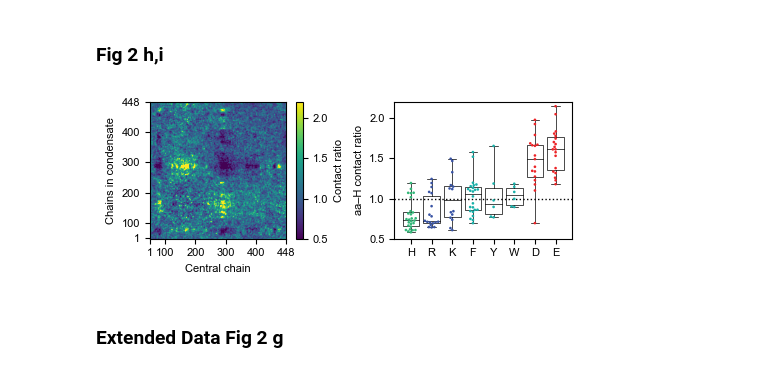
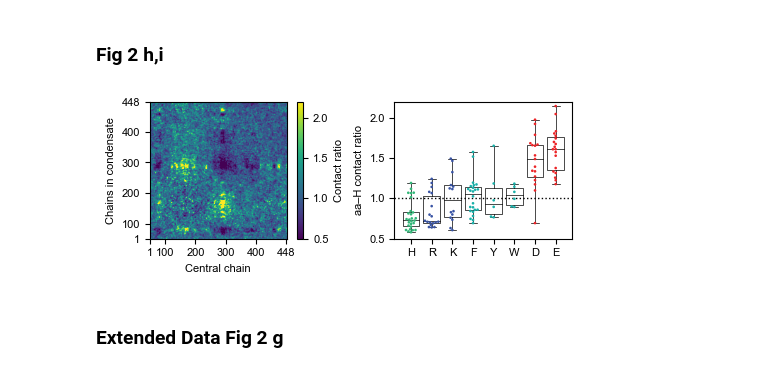
Before and after one commit to KULL-Centre/_2023_Garcia-Cabau_CPEB4, a Jupyter notebook: analyses.ipynb, the cells around one changed output. Drawn from its saved outputs; the diff is of its cells as text; code cells hidden in the pictures.

```diff
--- a/analyses.ipynb
+++ b/analyses.ipynb
@@ -51,8 +51,8 @@ def calcProfiles(name,protein,temp=293,L=25,nskip=200):
         res1 = least_squares(residuals, x0=p0, args=[z1, h1], bounds=([0]*4,[100]*4))
         res2 = least_squares(residuals, x0=p0, args=[z2, h2], bounds=([0]*4,[100]*4))
 
-        cutoffs1 = [res1.x[2]-.5*res1.x[3],-res2.x[2]+.5*res2.x[3]]
-        cutoffs2 = [res1.x[2]+6*res1.x[3],-res2.x[2]-6*res2.x[3]]
+        cutoffs1 = [res1.x[2]-res1.x[3],-res2.x[2]+res2.x[3]]
+        cutoffs2 = [res1.x[2]+8*res1.x[3],-res2.x[2]-8*res2.x[3]]
 
         bool1 = np.logical_and(z<cutoffs1[0],z>cutoffs1[1])
         bool2 = np.logical_or(z>cutoffs2[0],z<cutoffs2[1])
@@ -74,7 +74,7 @@ def calcProfiles(name,protein,temp=293,L=25,nskip=200):
 def plotMap(ax,mat,vmin,vmax,xlabel,ylabel,cmap=plt.cm.bwr,
             ori='vertical',
             cbar=True,cbarlabel='$U_E$ (pH 6) - $U_E$ (pH 8)  /  J mol$^{-1}$'):
-    im = ax.imshow(mat,extent=[0, mat.shape[1],0, mat.shape[0]],
+    im = ax.imshow(mat.T,extent=[0, mat.shape[1],0, mat.shape[0]],
                  cmap=cmap,
                  origin='lower',alpha=1,
                  vmin=vmin,vmax=vmax)
@@ -194,14 +188,14 @@ plotMap(ax1,ratio,.5,2.2,xlabel='Central chain',
     ylabel='Chains in condensate',cmap=plt.cm.viridis,
         ori='vertical',cbar=True,cbarlabel='Contact ratio')
 
-ax1.set_yticks([1]+list(range(50,410,100))+[448],
+ax1.set_yticks([0.5]+list(np.arange(49.5,409.5,100))+[447.5],
                    ['{:d}'.format(int(i)) for i in [1]+list(range(100,410,100))+[448]])
-ax1.set_xticks([1]+list(range(50,410,100))+[448],
+ax1.set_xticks([0.5]+list(np.arange(49.5,409.5,100))+[447.5],
                    ['{:d}'.format(int(i)) for i in [1]+list(range(100,410,100))+[448]])
 
 ####################################
 
-ylorbr = mpl.cm.get_cmap('viridis')
+ylorbr = mpl.colormaps['viridis']
 colors = ylorbr(np.arange(0,.9,.1))
 colors = ['#33B779','#3954A4','#3954A4','#19B0A9','#19B0A9','#19B0A9','#EC2427','#EC2427']
 
@@ -212,34 +206,34 @@ for res_pos,res in zip([H_pos,R_pos,K_pos,F_pos,Y_pos,W_pos,D_pos,E_pos],
     ene_8 = calc_X_Y_mat('CPEB4',res_pos,H_pos)
     ene_6 = calc_X_Y_mat('CPEB4pH6',res_pos,H_pos)
     du = (ene_6/ene_8).mean(axis=1).values.flatten()
     energies = np.append(energies,du.tolist())
     residues = np.append(residues,[res]*du.size)
 H_ene = pd.DataFrame({'residues':residues,'energies':energies})
 
 boxprops = dict(linestyle='-', linewidth=.01, color='w')
 
 sns.swarmplot(ax=ax2,data=H_ene,x='residues',y='energies',hue='residues',
               size=2,legend=False,s=1.9,palette=colors)
 PROPS = {
     'boxprops':{'facecolor':'none', 'edgecolor':'k'},
     'medianprops':{'color':'k'},
     'whiskerprops':{'color':'k'},
     'capprops':{'color':'k'}
 }
 sns.boxplot(ax=ax2,data=H_ene,x='residues',y='energies',color='w',
             whis=(0, 100),linewidth=.5,**PROPS)
 
 ax2.set_ylabel('aa–H contact ratio')
 ax2.set_xlabel('')
 ax2.hlines(1,-.8,7.8,ls=':',color='k',lw=1)
 ax2.set_xlim(-.8,7.8)
 ax2.set_ylim(.5,2.2)
 
 plt.tight_layout(w_pad=0)
 plt.savefig('figures/fig2_hi.svg')
 plt.show()
 # %% [output]
-[figure, old version]
+[figure, new version]
 # %% [markdown]
 ### Extended Data Fig 2 g
 # %%
```
Also changed, not shown: parts of 3 cells of this notebook, 1 other file.
